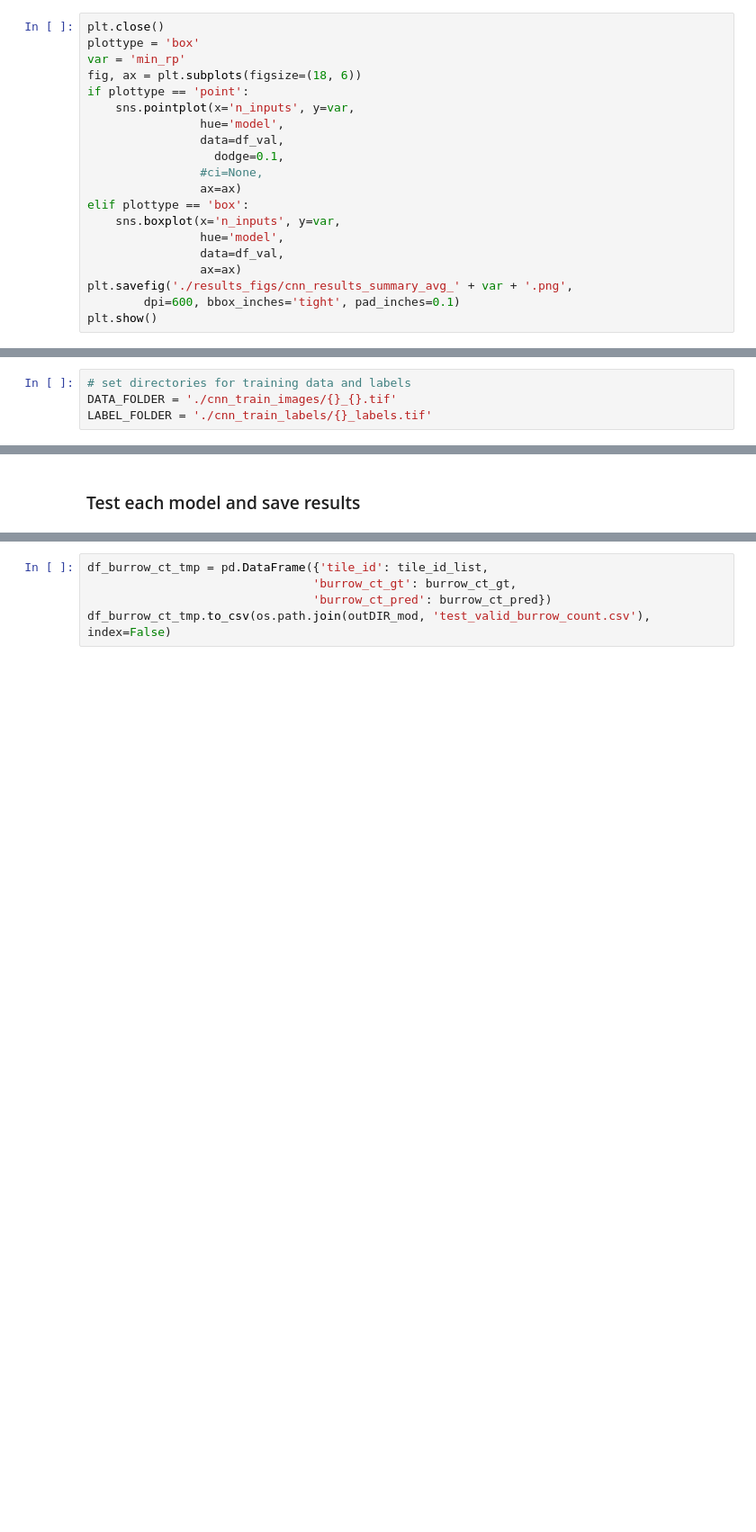
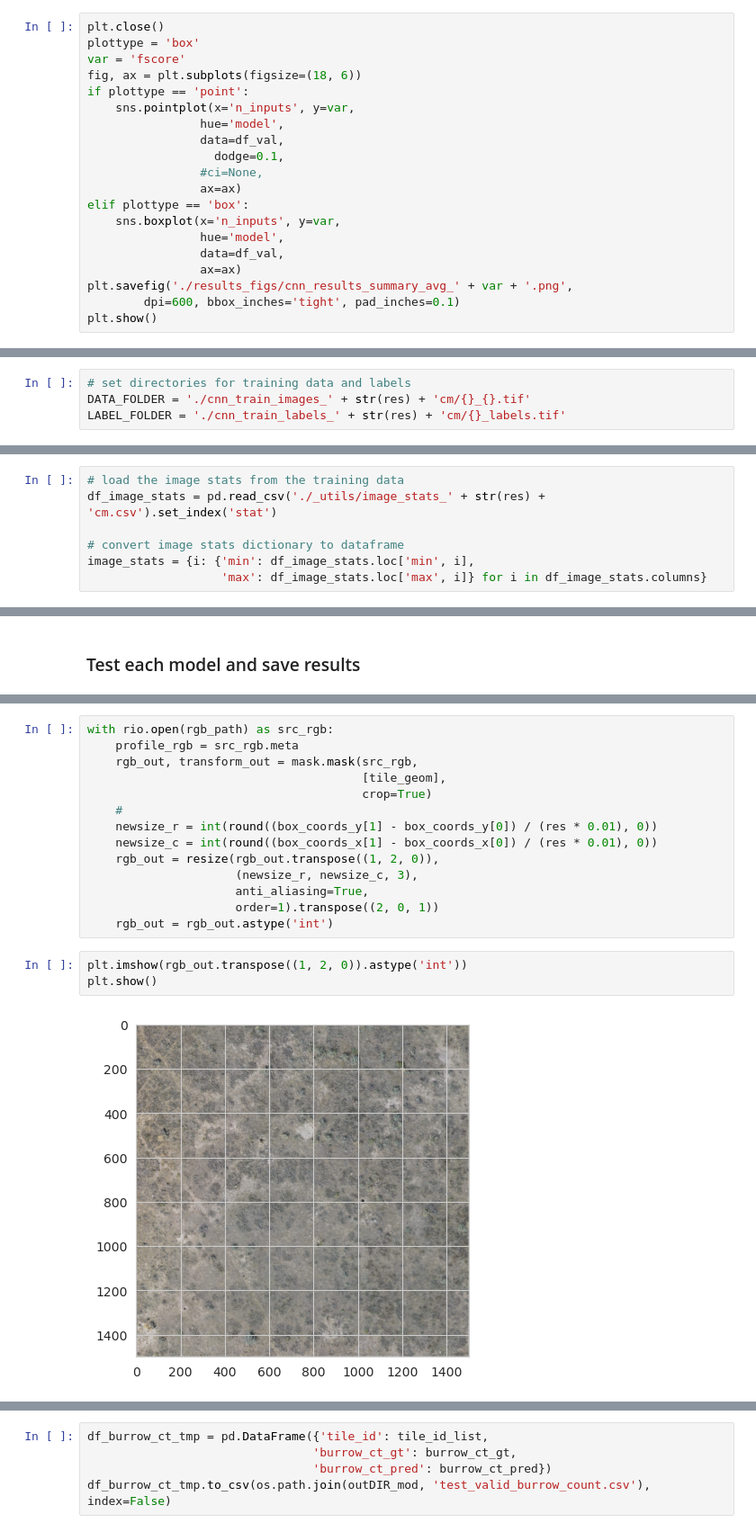
Before and after one commit to kearney-sp/cper_pdog, a Jupyter notebook: cnn_seg_validate_iter.ipynb, the cells around one changed output, grey strips where cells are left out. Shown at 90% size. Saved outputs shown, nothing was run; the diff lists cells and outputs as text; blank space fills up the shorter version.

```diff
--- a/cnn_seg_validate_iter.ipynb
+++ b/cnn_seg_validate_iter.ipynb
@@ -139,7 +130,7 @@ plt.show()
 # %%
 plt.close()
 plottype = 'box'
-var = 'min_rp'
+var = 'fscore'
 fig, ax = plt.subplots(figsize=(18, 6))
 if plottype == 'point':
     sns.pointplot(x='n_inputs', y=var,
@@ -329,8 +325,8 @@ ACTIVATION = 'sigmoid' # could be None for logits or 'softmax2d' for multiclass
 DEVICE = 'cuda'# 'cpu'#
 # %%
 # set directories for training data and labels
-DATA_FOLDER = './cnn_train_images/{}_{}.tif'
-LABEL_FOLDER = './cnn_train_labels/{}_labels.tif'
+DATA_FOLDER = './cnn_train_images_' + str(res) + 'cm/{}_{}.tif'
+LABEL_FOLDER = './cnn_train_labels_' + str(res) + 'cm/{}_labels.tif'
 # %%
 # read in csvs with training information
 df_tiles = pd.read_csv('train_tiles/train_bboxes_all_assigned.csv')
@@ -384,3 +380,10 @@ gdf_plots = gpd.read_file('ground_data/cper_pdog_polys_2021Sept.shp')
 gdf_plots_non = gpd.read_file('ground_data/cper_pdog_polys_non_2021Sept.shp')
 gdf_plots_old = gpd.read_file('ground_data/cper_pdog_polys_old_2021Sept.shp')
 gdf_plots_all = pd.concat([gdf_plots, gdf_plots_non, gdf_plots_old], ignore_index=True)
+# %%
+# load the image stats from the training data
+df_image_stats = pd.read_csv('./_utils/image_stats_' + str(res) + 'cm.csv').set_index('stat')
+
+# convert image stats dictionary to dataframe
+image_stats = {i: {'min': df_image_stats.loc['min', i],
+                   'max': df_image_stats.loc['max', i]} for i in df_image_stats.columns}
@@ -807,0 +1129,19 @@ unetplus :  tpi
+# %%
+with rio.open(rgb_path) as src_rgb:
+    profile_rgb = src_rgb.meta
+    rgb_out, transform_out = mask.mask(src_rgb,
+                                       [tile_geom],
+                                       crop=True)
+    #
+    newsize_r = int(round((box_coords_y[1] - box_coords_y[0]) / (res * 0.01), 0))
+    newsize_c = int(round((box_coords_x[1] - box_coords_x[0]) / (res * 0.01), 0))
+    rgb_out = resize(rgb_out.transpose((1, 2, 0)),
+                     (newsize_r, newsize_c, 3),
+                     anti_aliasing=True,
+                     order=1).transpose((2, 0, 1))
+    rgb_out = rgb_out.astype('int')
+# %%
+plt.imshow(rgb_out.transpose((1, 2, 0)).astype('int'))
+plt.show()
+# %% [output]
+[figure, added]
```
Also changed, not shown: parts of 21 cells of this notebook, 24 other files.
